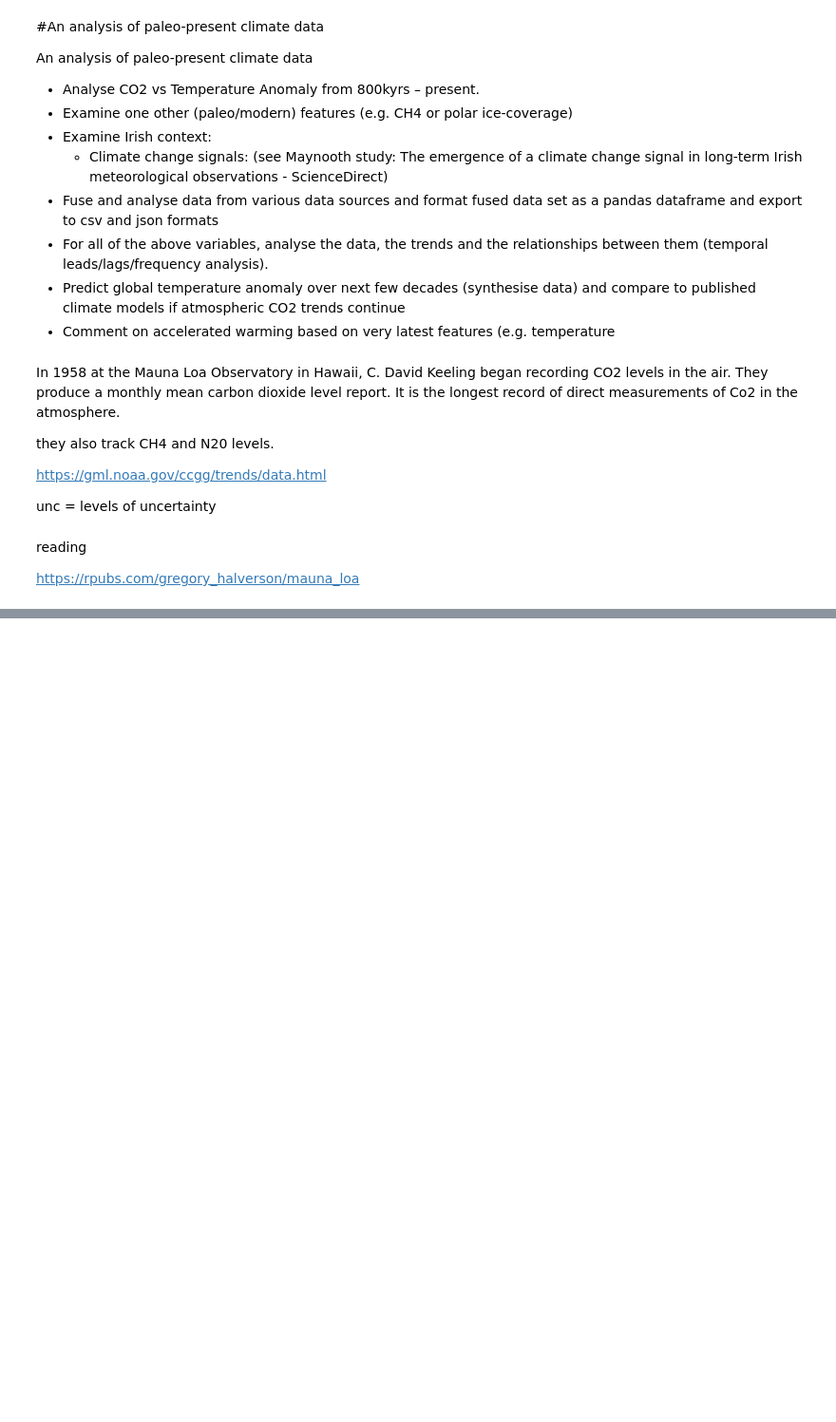
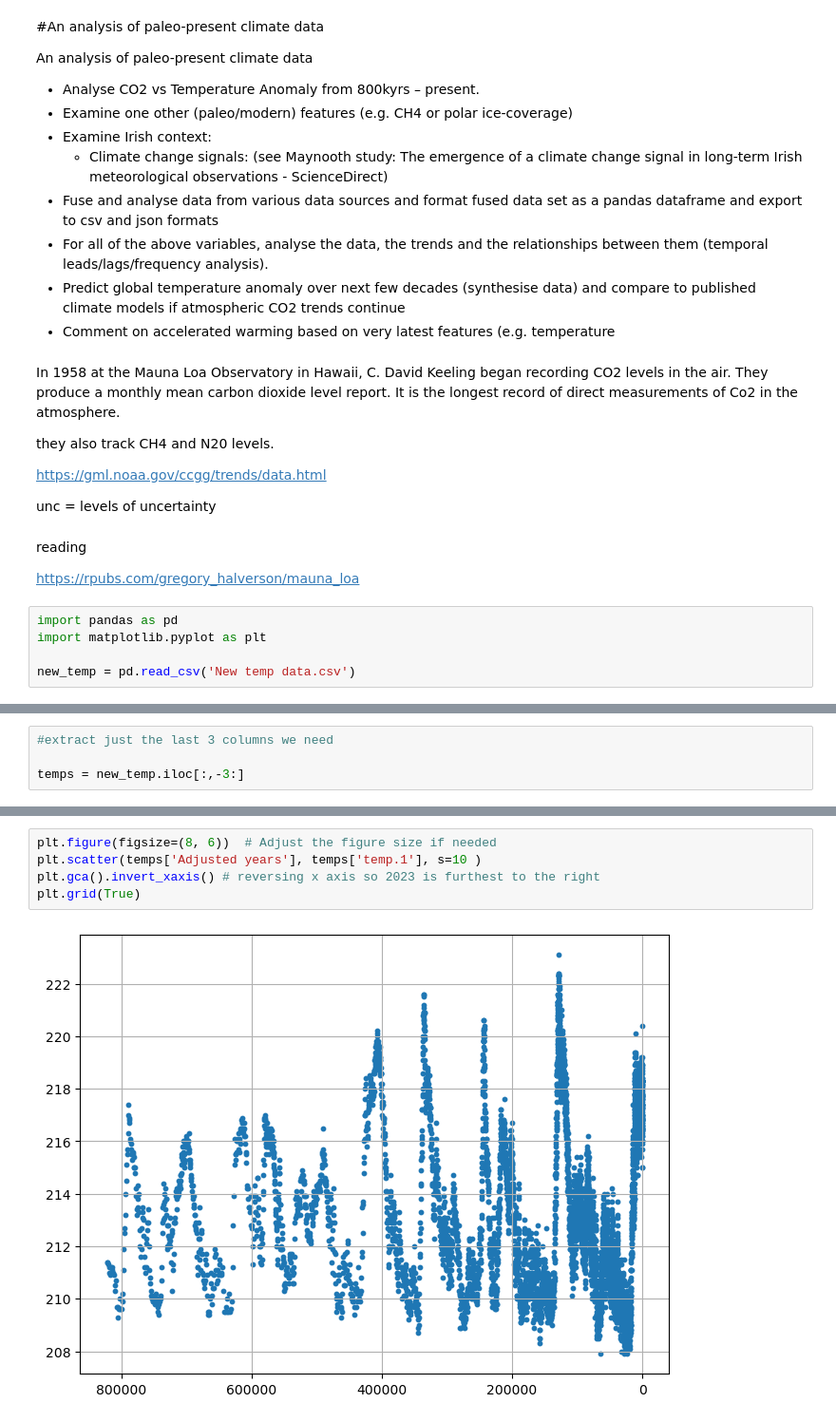
Before and after one commit to Kevin002023/PFDA--Climate-Project, a Jupyter notebook: PFDA-Project-2.ipynb, the cells around one changed output, grey strips where cells are left out. Shown: that part at 95% size. Drawn from its saved outputs; the diff is of its cells as text; blank space fills up the shorter version.

Commit message:
read in spreadsheets

```diff
--- a/PFDA-Project-2.ipynb
+++ b/PFDA-Project-2.ipynb
@@ -26,3 +26,8 @@ unc = levels of uncertainty
 reading
 
 https://rpubs.com/gregory_halverson/mauna_loa
+# %%
+import pandas as pd
+import matplotlib.pyplot as plt
+
+new_temp = pd.read_csv('New temp data.csv')
@@ -28,0 +43,4 @@ https://rpubs.com/gregory_halverson/mauna_loa
+# %%
+#extract just the last 3 columns we need
+
+temps = new_temp.iloc[:,-3:]
@@ -28,0 +56,7 @@ https://rpubs.com/gregory_halverson/mauna_loa
+# %%
+plt.figure(figsize=(8, 6))  # Adjust the figure size if needed
+plt.scatter(temps['Adjusted years'], temps['temp.1'], s=10 )
+plt.gca().invert_xaxis() # reversing x axis so 2023 is furthest to the right
+plt.grid(True)
+# %% [output]
+[figure, added]
```
Also changed, not shown: parts of 2 cells of this notebook, 3 other files.
